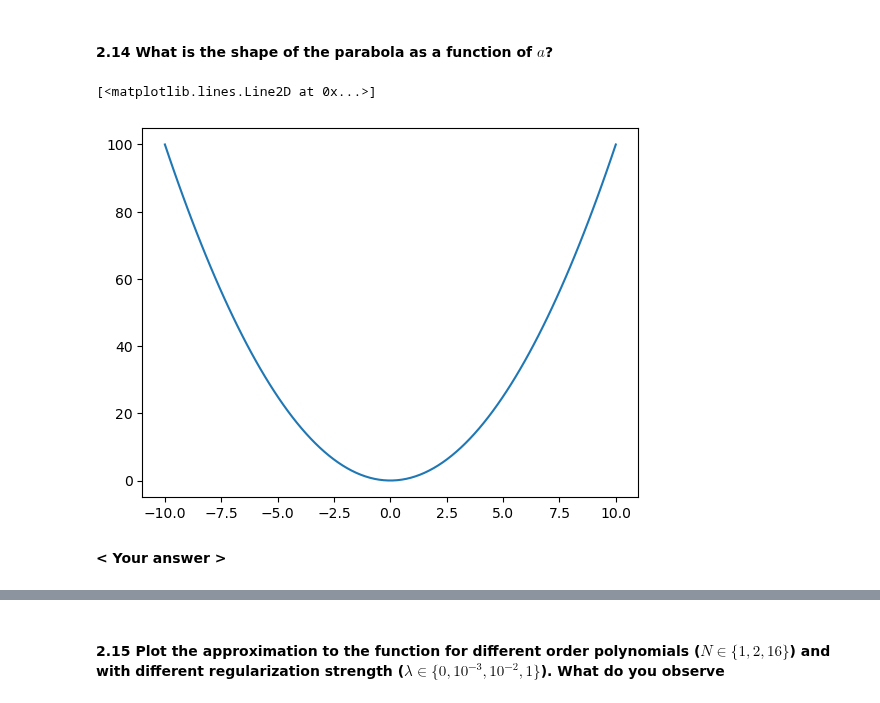
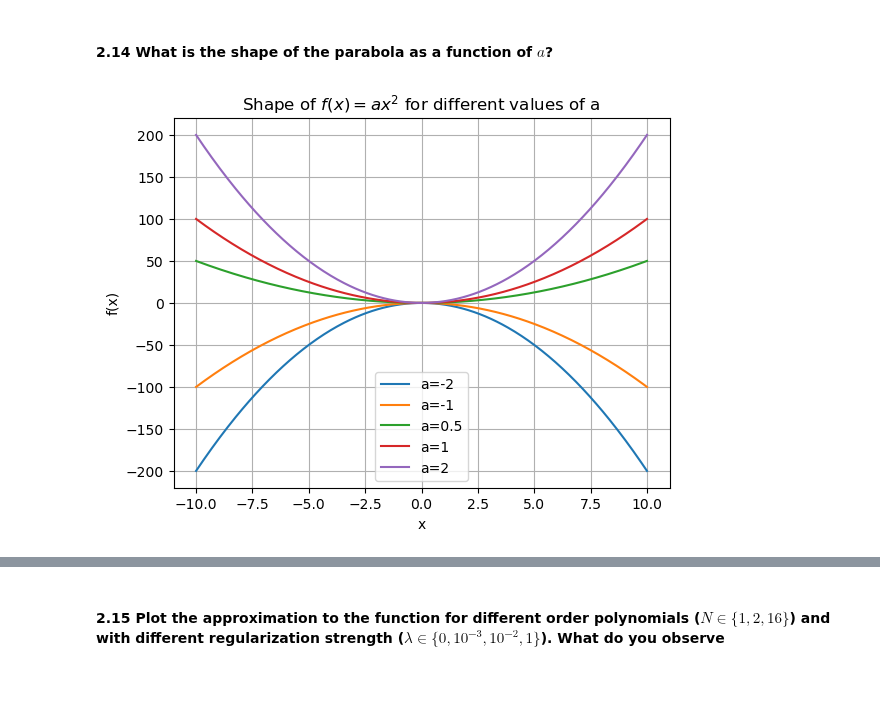
Before and after one commit to SerenaBouChaaya/modeling-lab-block-2-assignment-1, a Jupyter notebook: GroupC_Block3_assignment1/GroupC_Block3_assignemnt1.ipynb, the cells around one changed output, grey strips where cells are left out. Cells and saved outputs as stored; diff of their text form; code cells hidden in the pictures.

```diff
--- a/GroupC_Block3_assignment1/GroupC_Block3_assignemnt1.ipynb
+++ b/GroupC_Block3_assignment1/GroupC_Block3_assignemnt1.ipynb
@@ -920,10 +920,15 @@ def parabola(x, a = 1):
     return a * x ** 2
 # %%
 x_axis_parabola = np.linspace(-10, 10, 100)
-# %%
-plt.plot(x_axis_parabola, parabola(x_axis_parabola))
-# %% [output]
-[<matplotlib.lines.Line2D at 0x...>]
-[figure, removed]
-# %% [markdown]
-__< Your answer >__
+# %%
+x = np.linspace(-10, 10, 400)
+for a in [-2, -1, 0.5, 1, 2]:
+    plt.plot(x, a*x**2, label=f'a={a}')
+plt.legend()
+plt.xlabel('x')
+plt.ylabel('f(x)')
+plt.title('Shape of $f(x)=a x^2$ for different values of a')
+plt.grid(True)
+plt.show()
+# %% [output]
+[figure, added]
```
Also changed, not shown: parts of 1 cell of this notebook.
